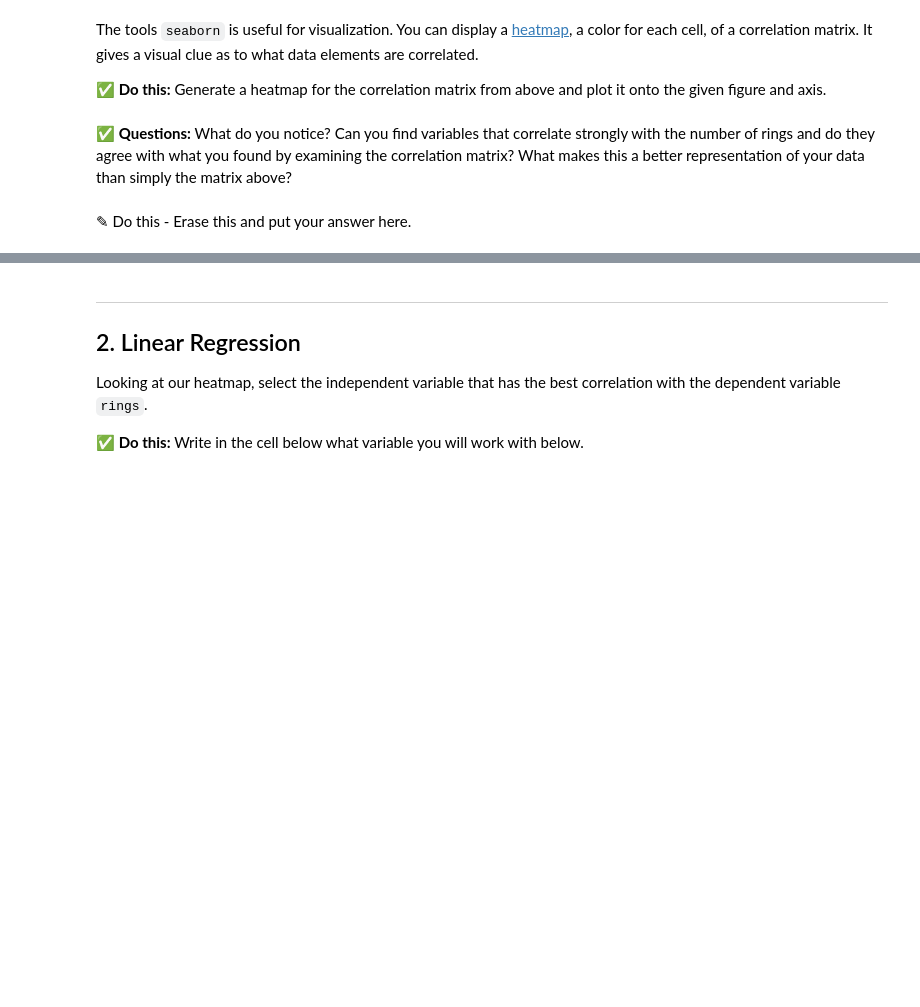
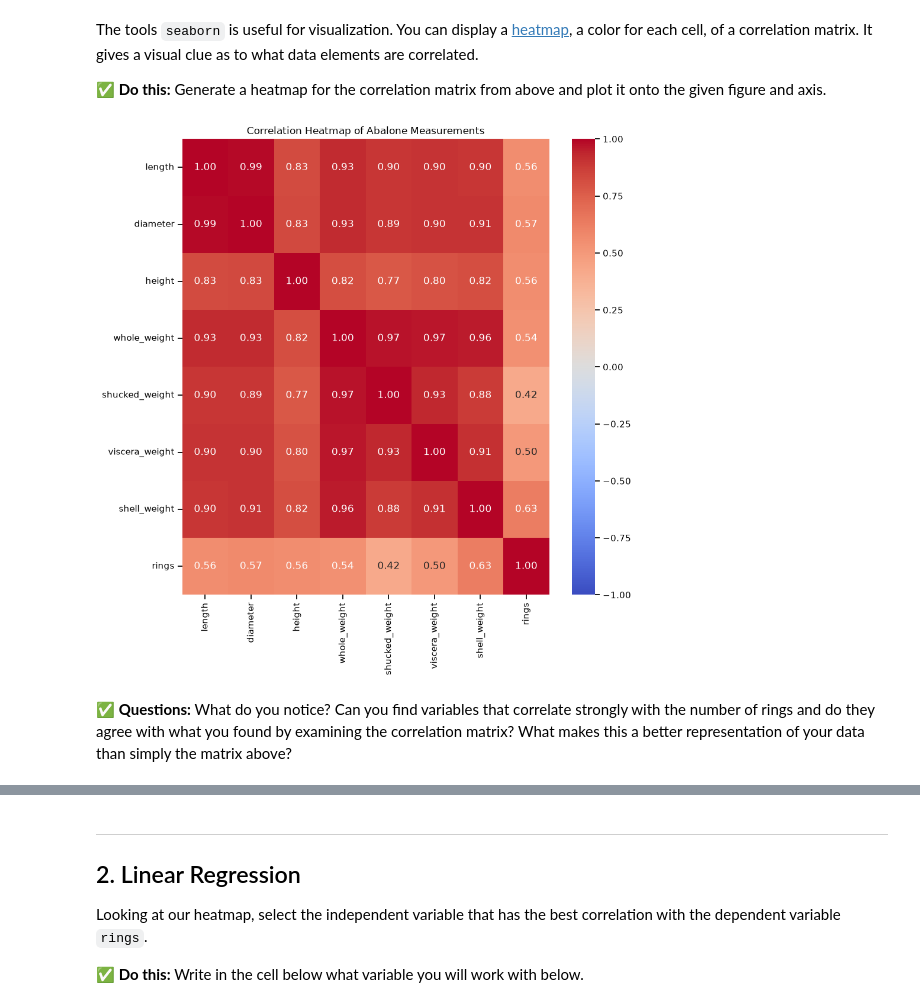
Before and after one commit to ykalani/CMSE202-f26-turnin, a Jupyter notebook: Day-13/Day-13_In-Class-Regression-STUDENT.ipynb, the cells around one changed output, grey strips where cells are left out. Cells and saved outputs as stored; diff of their text form; code cells hidden in the pictures; blank space fills up the shorter version.

```diff
--- a/Day-13/Day-13_In-Class-Regression-STUDENT.ipynb
+++ b/Day-13/Day-13_In-Class-Regression-STUDENT.ipynb
@@ -141,0 +153,4 @@ The diagonal of the matrix is all ones since that the correlation of the column
+# %%
+# Drop categorical 'sex' column and compute correlation matrix
+corr_matrix = abalone.drop(columns=['sex']).corr()
+corr_matrix
@@ -153,4 +177,10 @@ fig, ax = plt.subplots(1,1, figsize = (10,10) )
+# %%
+fig, ax = plt.subplots(1, 1, figsize=(10, 10))
+# Generate a heatmap for the correlation matrix
+sns.heatmap(corr_matrix, annot=True, cmap='coolwarm', fmt='.2f', ax=ax, vmin=-1, vmax=1)
+ax.set_title('Correlation Heatmap of Abalone Measurements')
+plt.show()
+# %% [output]
+[figure, added]
 # %% [markdown]
 **&#9989; Questions:** What do you notice? Can you find variables that correlate strongly with the number of rings and do they agree with what you found by examining the correlation matrix? What makes this a better representation of your data than simply the matrix above?
-# %% [markdown]
-<font size=+3>&#9998;</font> Do this - Erase this and put your answer here.
```
Also changed, not shown: parts of 38 cells of this notebook.
